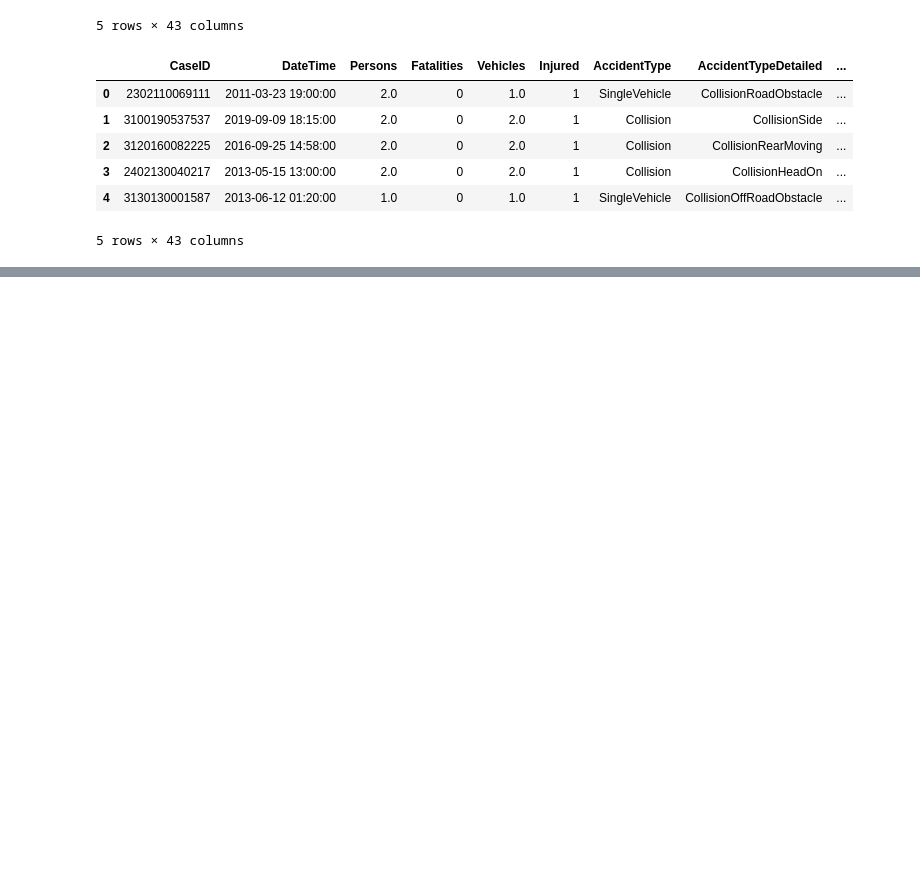
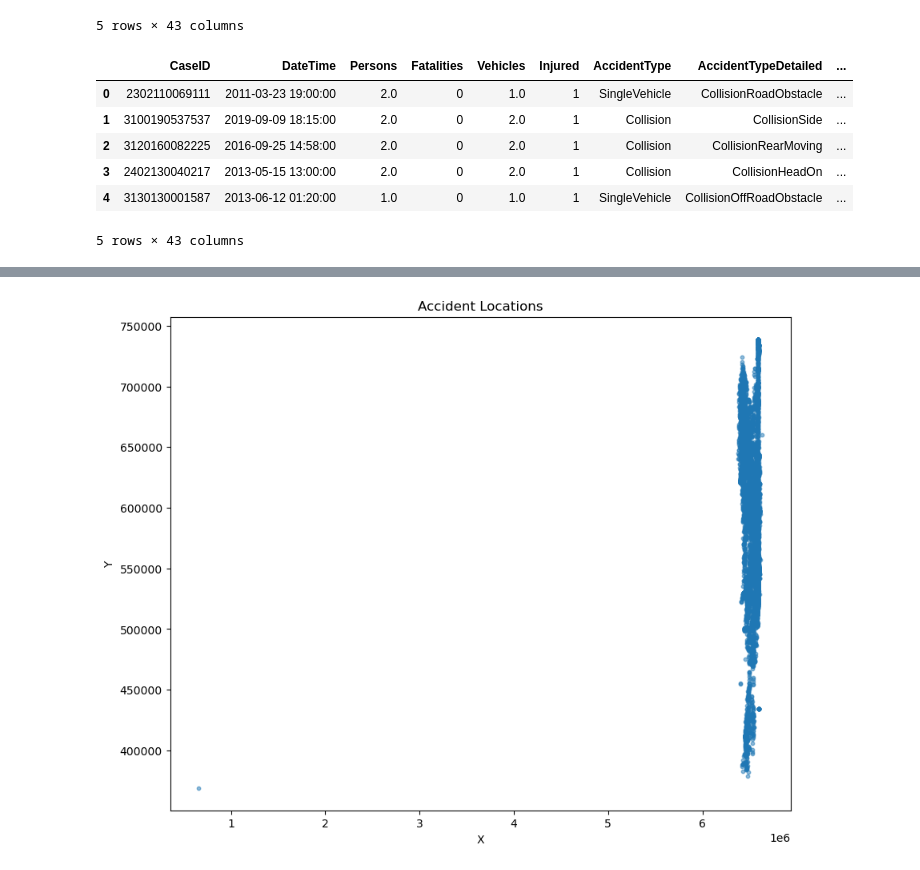
Before and after one commit to Rover-M/Estonian-traffic-accidents, a Jupyter notebook: Untitled.ipynb, the cells around one changed output, grey strips where cells are left out. Cells and saved outputs as stored; diff of their text form; code cells hidden in the pictures; blank space fills up the shorter version.

```diff
--- a/Untitled.ipynb
+++ b/Untitled.ipynb
@@ -308,0 +375,11 @@ df_clean.head()
+# %%
+import matplotlib.pyplot as plt
+
+plt.figure(figsize=(10,8))
+plt.scatter(df_clean["X_Coord"], df_clean["Y_Coord"], s=10, alpha=0.5)
+plt.title("Accident Locations")
+plt.xlabel("X")
+plt.ylabel("Y")
+plt.show()
+# %% [output]
+[figure, added]
```
Also changed, not shown: parts of 9 cells of this notebook.
